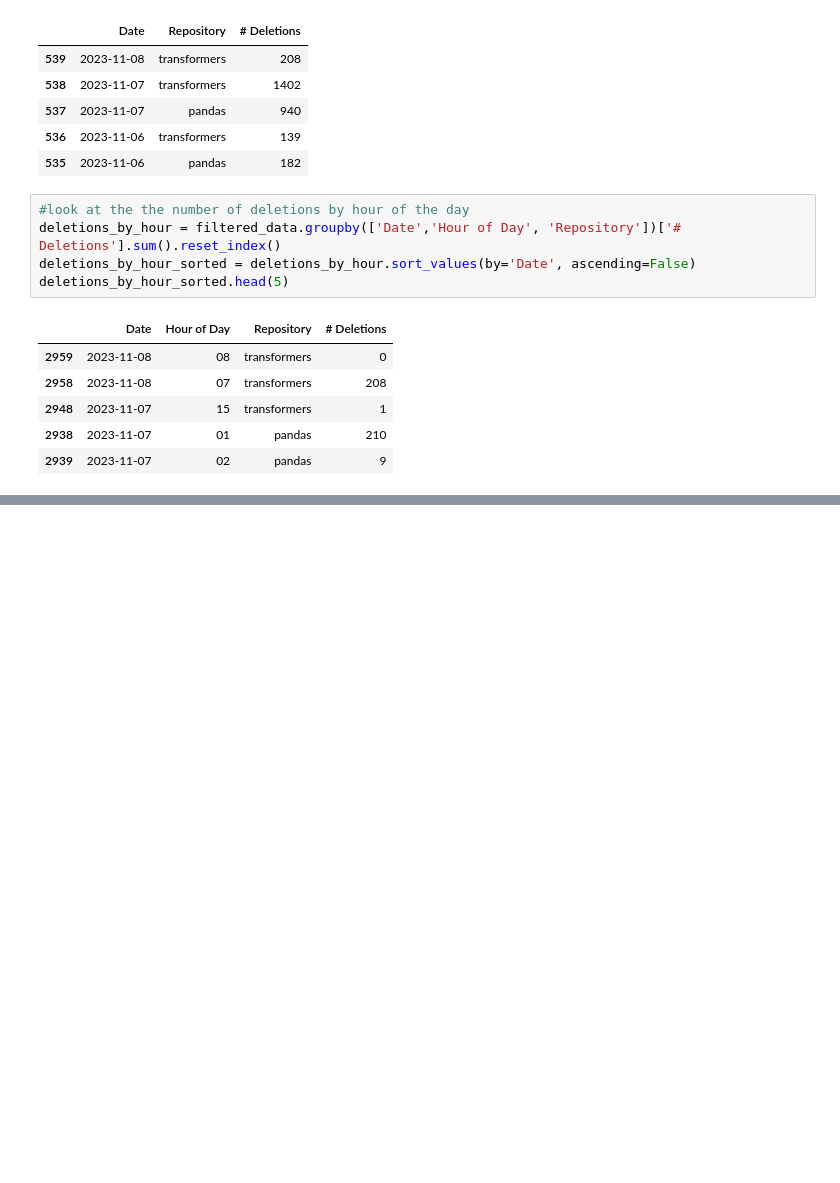
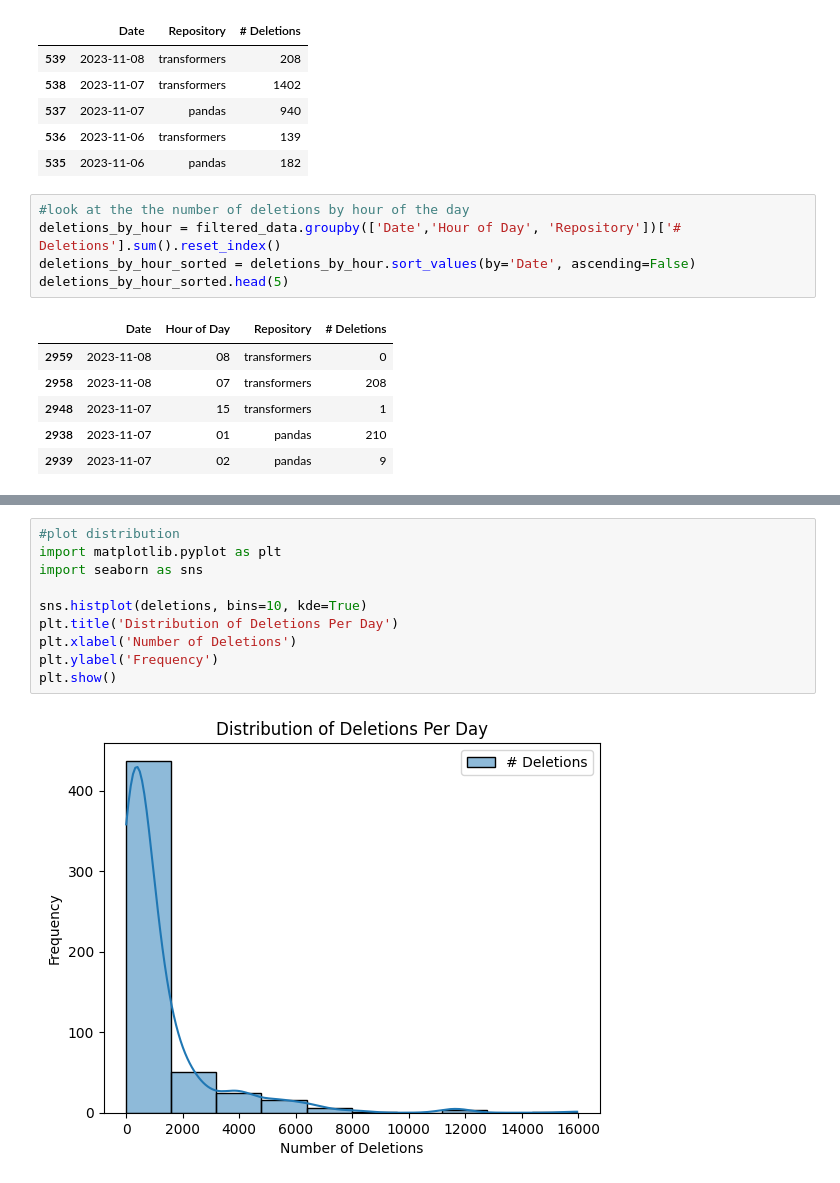
Before and after one commit to anila-qureshi/projects, a Jupyter notebook: exploratory_data_analysis.ipynb, the cells around one changed output, grey strips where cells are left out. Drawn from its saved outputs; the diff is of its cells as text; blank space fills up the shorter version.

```diff
--- a/exploratory_data_analysis.ipynb
+++ b/exploratory_data_analysis.ipynb
@@ -333,0 +452,12 @@ deletions_by_hour_sorted.head(5)
+# %%
+#plot distribution
+import matplotlib.pyplot as plt
+import seaborn as sns
+
+sns.histplot(deletions, bins=10, kde=True)
+plt.title('Distribution of Deletions Per Day')
+plt.xlabel('Number of Deletions')
+plt.ylabel('Frequency')
+plt.show()
+# %% [output]
+[figure, added]
```
Also changed, not shown: parts of 10 cells of this notebook, 1 other file.
